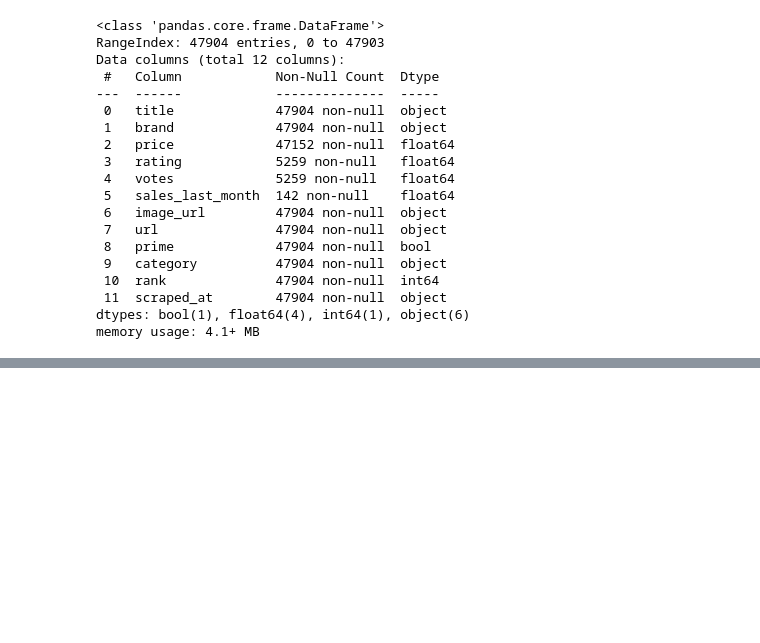
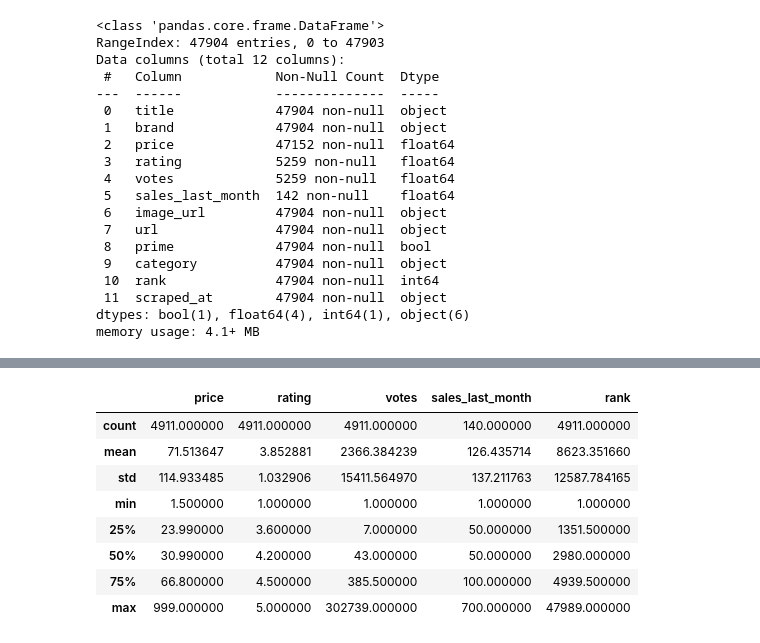
Before and after one commit to Lucas-Garriga/NicheFinder, a Jupyter notebook: notebooks/code.ipynb, the cells around one changed output, grey strips where cells are left out. Saved outputs shown, nothing was run; the diff lists cells and outputs as text; code cells hidden in the pictures; blank space fills up the shorter version.

```diff
--- a/notebooks/code.ipynb
+++ b/notebooks/code.ipynb
@@ -629,0 +671,3 @@ memory usage: 4.1+ MB
+# %%
+# Nettoyage des données
+df_clean = dfv38.dropna(subset=['price', 'rating', 'votes'])
@@ -629,0 +696,12 @@ memory usage: 4.1+ MB
+# %%
+df_clean.describe()
+# %% [output]
+|  | price | rating | votes | sales_last_month | rank |
+| count | 4911.000000 | 4911.000000 | 4911.000000 | 140.000000 | 4911.000000 |
+| mean | 71.513647 | 3.852881 | 2366.384239 | 126.435714 | 8623.351660 |
+| std | 114.933485 | 1.032906 | 15411.564970 | 137.211763 | 12587.784165 |
+| min | 1.500000 | 1.000000 | 1.000000 | 1.000000 | 1.000000 |
+| 25% | 23.990000 | 3.600000 | 7.000000 | 50.000000 | 1351.500000 |
+| 50% | 30.990000 | 4.200000 | 43.000000 | 50.000000 | 2980.000000 |
+| 75% | 66.800000 | 4.500000 | 385.500000 | 100.000000 | 4939.500000 |
+| max | 999.000000 | 5.000000 | 302739.000000 | 700.000000 | 47989.000000 |
```
Also changed, not shown: parts of 8 cells of this notebook, 1 other file.
